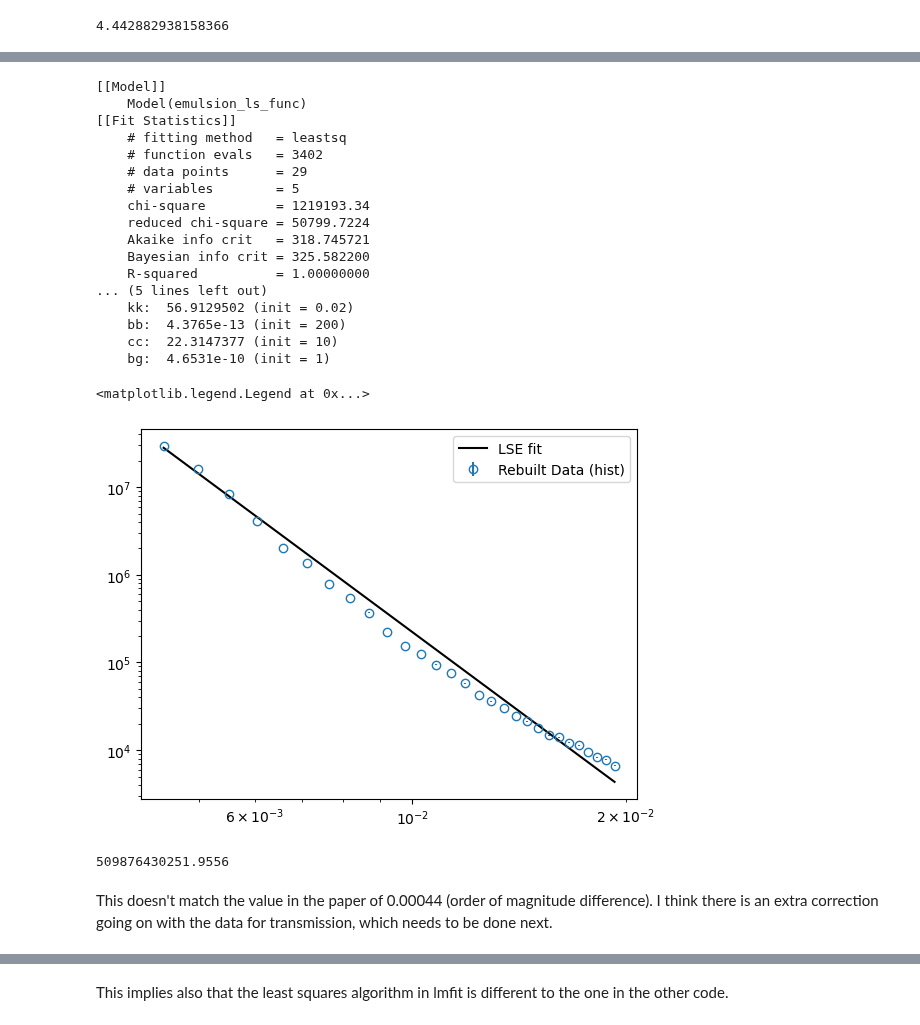
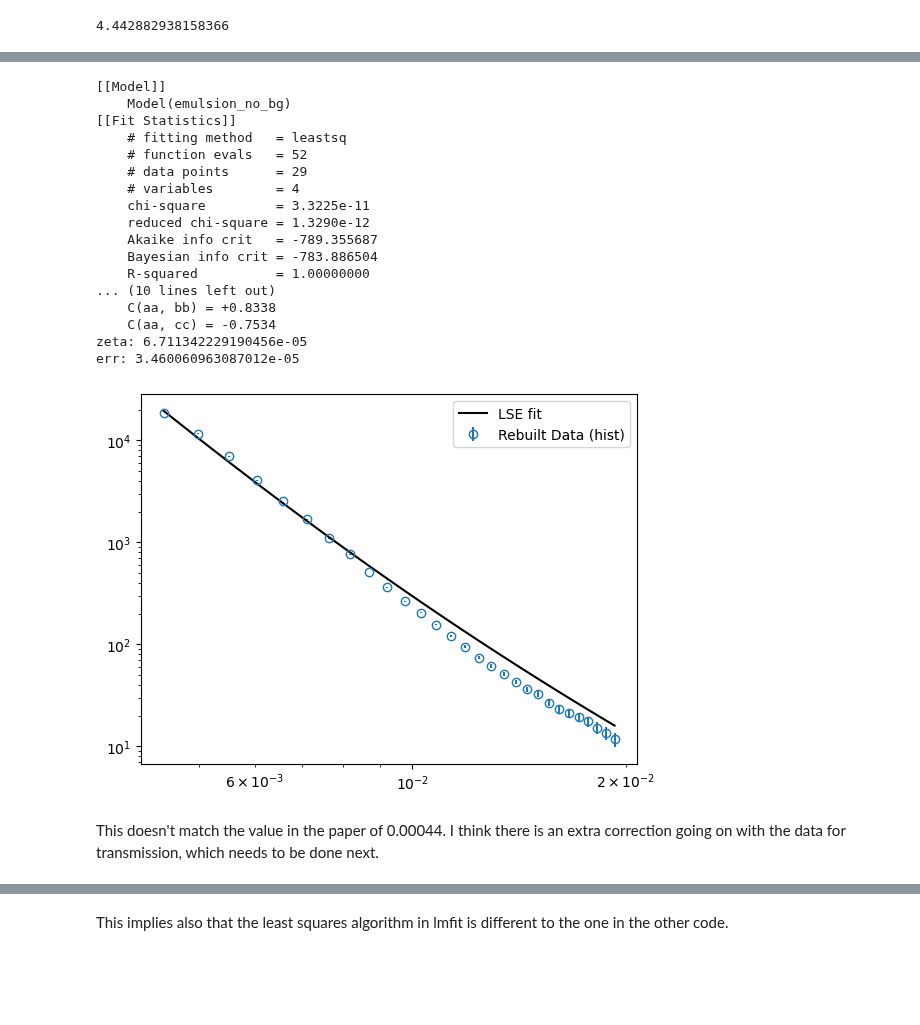
Before and after one commit to localoptimum/emtk, a Jupyter notebook: YMnFe2.ipynb, the cells around one changed output, grey strips where cells are left out. Cells and saved outputs as stored; diff of their text form; code cells hidden in the pictures; blank space fills up the shorter version.

```diff
--- a/YMnFe2.ipynb
+++ b/YMnFe2.ipynb
@@ -779,20 +827,20 @@ def teubner(x, bb, cc, bg):
     return first + second + bg
 
 def emulsion_no_bg(x, aa, kk, bb, cc):
-    first = aa / (kk*kk + x*x)
+    first = ascale * aa / (kk*kk + x*x)
     second = bscale * bb / x**4.0
     third = cscale * cc / x**6.0
     return first + second + third
 
 def emulsion_ls_func(x, aa, kk, bb, cc, bg):
-    first = aa / (kk*kk + x*x)
+    first = ascale * aa / (kk*kk + x*x)
     second = bscale * bb / x**4.0
     third = cscale * cc / x**6.0
     return first + second + third + bg
 
 emodel = Model(emulsion_ls_func)
 
-params = emodel.make_params(\
+emodel_params = emodel.make_params(\
     aa=dict(value=2.3E-3, min=0.0),\
     kk=dict(value=0.02),\
     bb=dict(value=200.0, min=0.0),\
@@ -806,57 +854,67 @@ nobg_params = nobg_model.make_params(\
     aa=dict(value=2.3E-3, min=0.0),\
     kk=dict(value=0.02, min=0.0001, max=0.05),\
     bb=dict(value=200.0, min=0.0),\
     cc=dict(value=10.0, min=0.0),\
            )
 
 teubner_model = Model(teubner)
 
 teubner_params = teubner_model.make_params(\
     bb=dict(value=200.0, min=0.0),\
     cc=dict(value=10.0, min=0.0),\
     bg=dict(value=10.0, min=0.0)\
            )
 
 
 
-result = emodel.fit(spec[1], params, x=spec[0], weights = 1.0/spec[2])
+#result = emodel.fit(spec[1], emodel_params, x=spec[0], weights = 1.0/spec[2])
+#result = teubner_model.fit(spec[1], teubner_params, x=spec[0], weights = 1.0/spec[2])
+result = nobg_model.fit(numeric_y, nobg_params, x=numeric_x, weights = 1.0/geometric[2])
 
 print(result.fit_report())
 
 fig, ax = plt.subplots()
-ax.errorbar(spec[0], spec[1], spec[2], fmt='o', mfc='none', label="Rebuilt Data (hist)")
+ax.errorbar(numeric_x, numeric_y, numeric_e, fmt='o', mfc='none', label="Rebuilt Data (hist)")
 #ax.plot(spec[0], result.init_fit, '--', color='black', label="LSE initial")
-ax.plot(spec[0], result.best_fit, color='black', label="LSE fit")
+ax.plot(geometric[0], result.best_fit, color='black', label="LSE fit")
 ax.set_xscale('log')
 ax.set_yscale('log')
 ax.legend()
+
+ccval = result.params["cc"].value
+bbval = result.params["bb"].value
+
+zeta = (ccval * cscale) / (bbval * bscale)
+
+# Affinescalarfunc has items nominal_value and std_dev:
+cce = result.uvars["cc"].std_dev
+bbe = result.uvars["bb"].std_dev
+
+zetae = zeta * np.sqrt( (cce*cce / (ccval*ccval)) + (bbe*bbe / (bbval*bbval))  )
+
+print("zeta:", zeta)
+print("err:", zetae)
 # %% [output]
 [[Model]]
-    Model(emulsion_ls_func)
+    Model(emulsion_no_bg)
 [[Fit Statistics]]
     # fitting method   = leastsq
-    # function evals   = 3402
+    # function evals   = 52
     # data points      = 29
-    # variables        = 5
-    chi-square         = 1219193.34
-    reduced chi-square = 50799.7224
-    Akaike info crit   = 318.745721
-    Bayesian info crit = 325.582200
+    # variables        = 4
+    chi-square         = 3.3225e-11
+    reduced chi-square = 1.3290e-12
+    Akaike info crit   = -789.355687
+    Bayesian info crit = -783.886504
     R-squared          = 1.00000000
-... (5 lines left out)
-    kk:  56.9129502 (init = 0.02)
-    bb:  4.3765e-13 (init = 200)
-    cc:  22.3147377 (init = 10)
-    bg:  4.6531e-10 (init = 1)
+... (10 lines left out)
+    C(aa, bb) = +0.8338
+    C(aa, cc) = -0.7534
+zeta: 6.711342229190456e-05
+err: 3.460060963087012e-05
-<matplotlib.legend.Legend at 0x...>
-[figure, old version]
+[figure, new version]
-# %%
-zeta = result.params["cc"].value * cscale / (result.params["bb"].value * bscale)
-print(zeta)
-# %% [output]
-509876430251.9556
 # %% [markdown]
-This doesn't match the value in the paper of 0.00044 (order of magnitude difference).  I think there is an extra correction going on with the data for transmission, which needs to be done next.
+This doesn't match the value in the paper of 0.00044.  I think there is an extra correction going on with the data for transmission, which needs to be done next.
 # %%
 
 nobg_params = nobg_model.make_params(\
```
Also changed, not shown: parts of 6 cells of this notebook.
